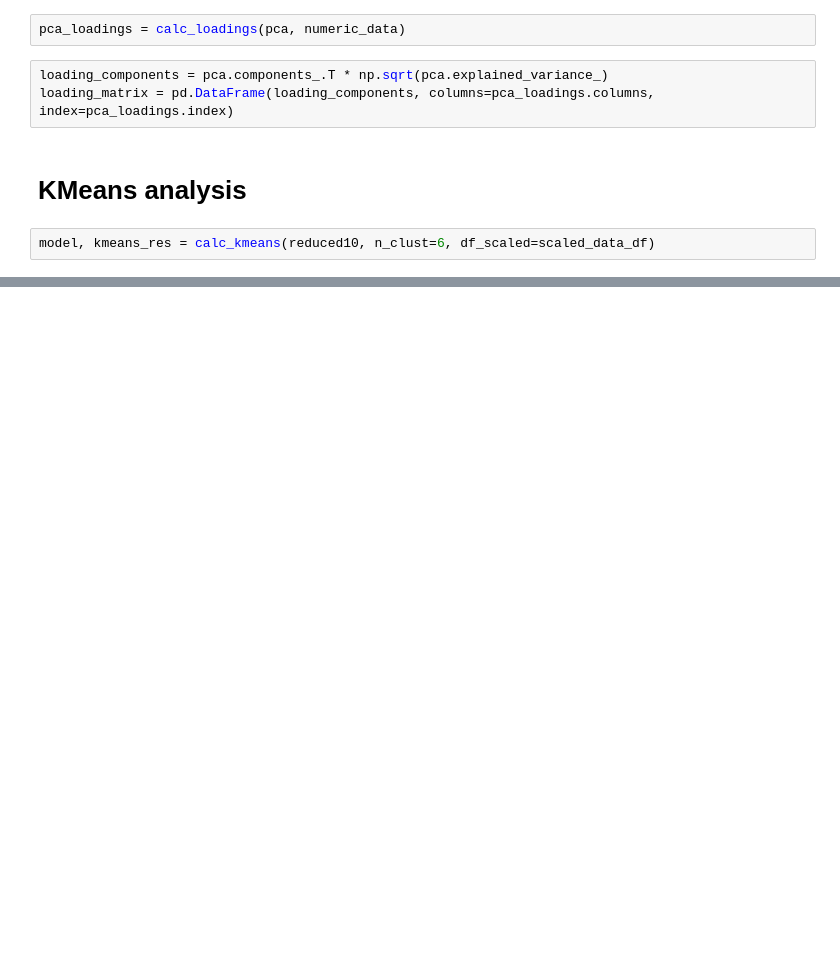
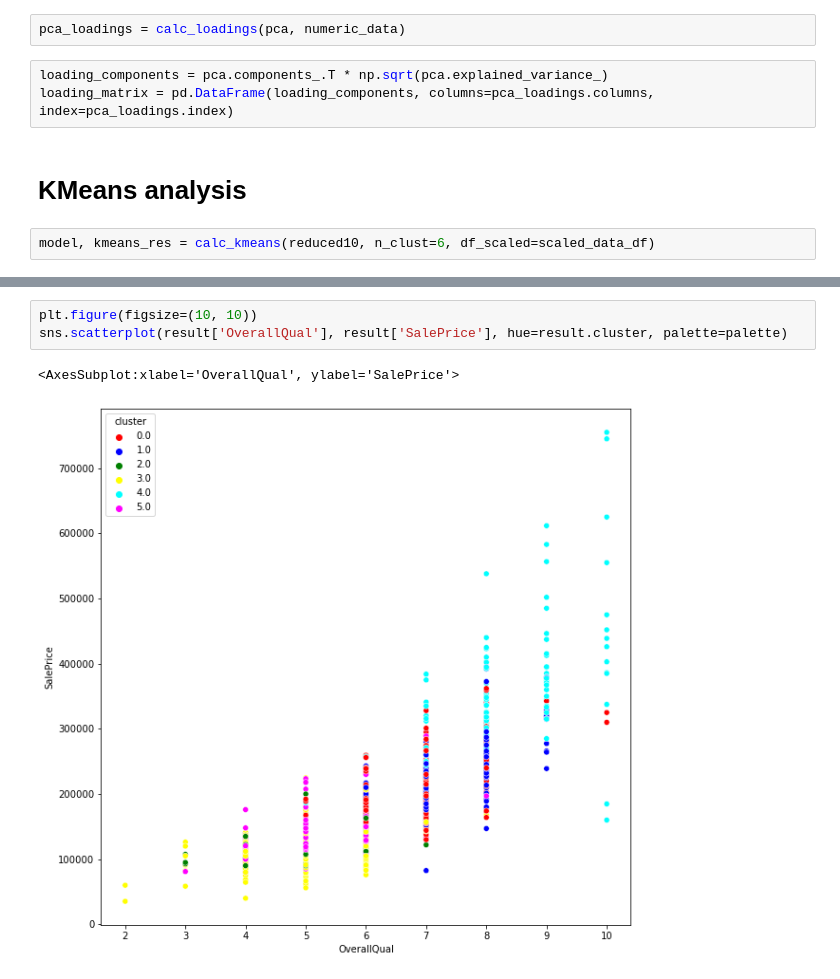
Before and after one commit to Shalmalee15/Big-Data-Pipeline-for-Real-Time-Data-Processing, a Jupyter notebook: house-prices-advanced-regression-techniques (2)/housing_price_pred.ipynb, the cells around one changed output, grey strips where cells are left out. Cells and saved outputs as stored; diff of their text form; blank space fills up the shorter version.

```diff
--- a/house-prices-advanced-regression-techniques (2)/housing_price_pred.ipynb
+++ b/house-prices-advanced-regression-techniques (2)/housing_price_pred.ipynb
@@ -46,0 +94,6 @@ PCA_result = pd.concat([df_reduced, kmeans_res], axis=1)
+# %%
+plt.figure(figsize=(10, 10))
+sns.scatterplot(result['OverallQual'], result['SalePrice'], hue=result.cluster, palette=palette)
+# %% [output]
+<AxesSubplot:xlabel='OverallQual', ylabel='SalePrice'>
+[figure, added]
```
Also changed, not shown: parts of 10 cells of this notebook.
